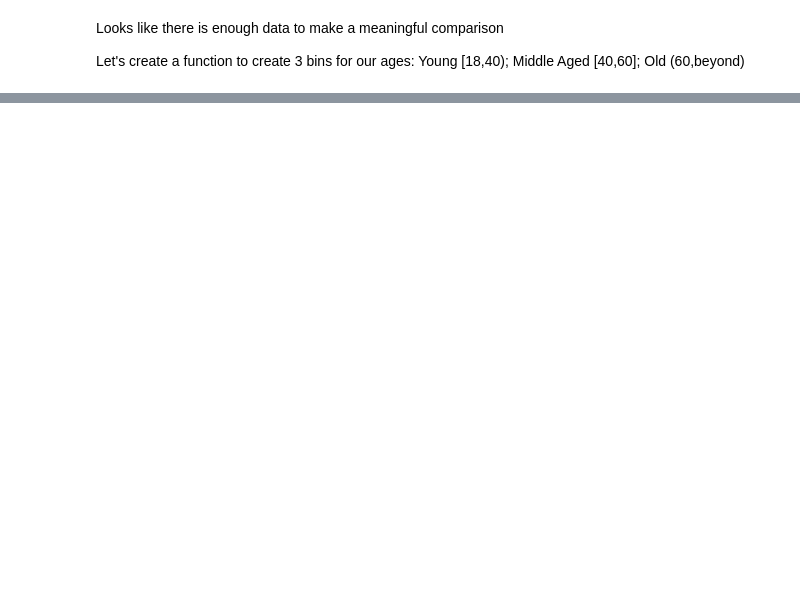
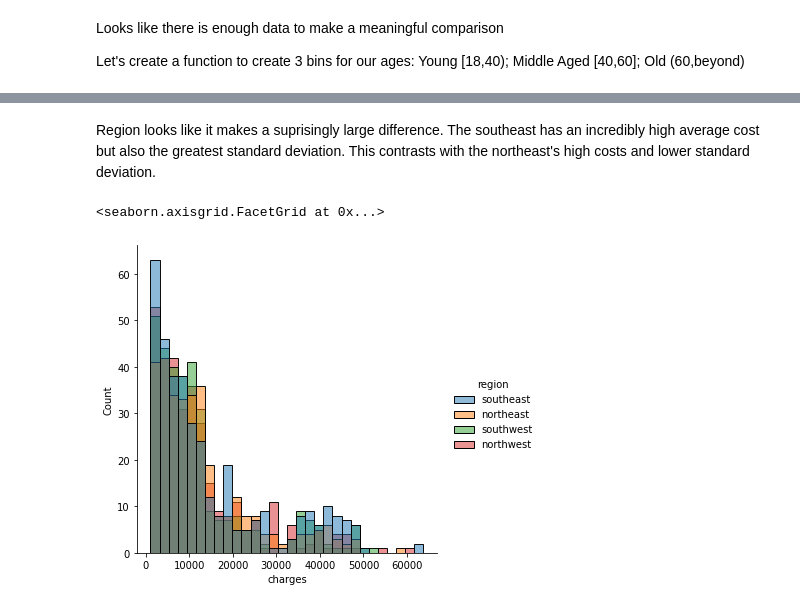
Before and after one commit to data301-2020-winter2/course-project-group_1041, a Jupyter notebook: analysis/Matthew/milestone2.ipynb, the cells around one changed output, grey strips where cells are left out. Saved outputs shown, nothing was run; the diff lists cells and outputs as text; code cells hidden in the pictures; blank space fills up the shorter version.

```diff
--- a/analysis/Matthew/milestone2.ipynb
+++ b/analysis/Matthew/milestone2.ipynb
@@ -202,0 +263,7 @@ What the above violin plot shows is that there seems to be a correlation between
+# %% [markdown]
+Region looks like it makes a suprisingly large difference. The southeast has an incredibly high average cost but also the greatest standard deviation. This contrasts with the northeast's high costs and lower standard deviation.
+# %%
+sns.displot(data=df, x='charges', hue='region')
+# %% [output]
+<seaborn.axisgrid.FacetGrid at 0x...>
+[figure, added]
```
Also changed, not shown: parts of 31 cells of this notebook, 1 other file.
